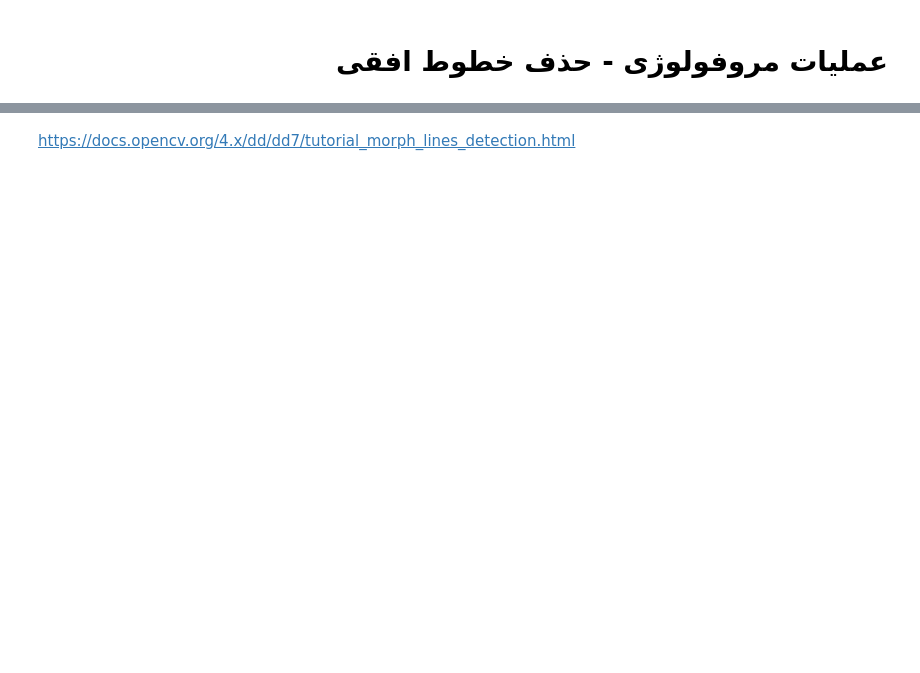
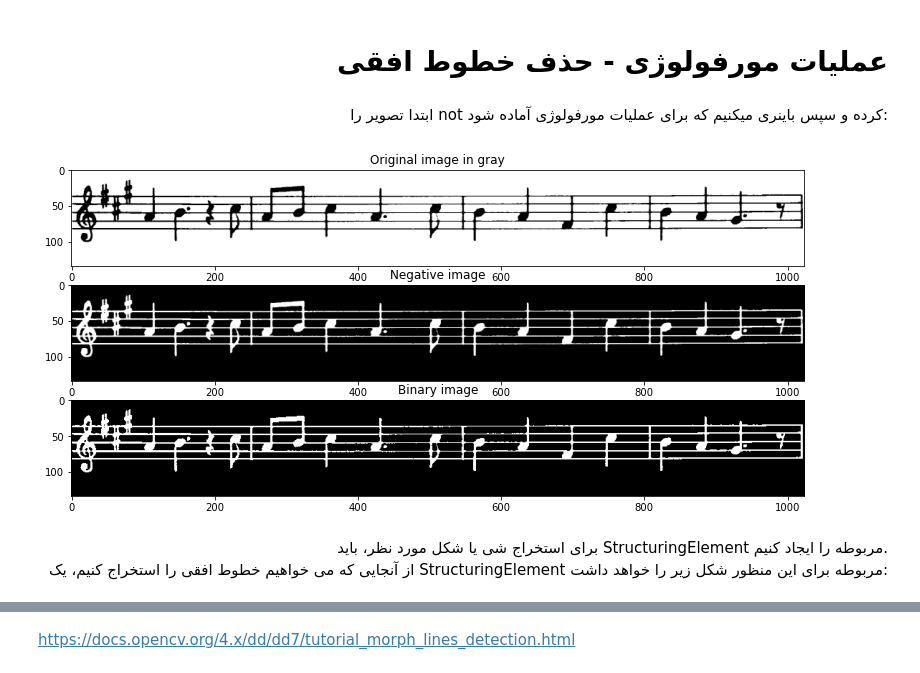
Before and after one commit to Alireza-Akhavan/class.vision, a Jupyter notebook: 24-remove-horizental-line.ipynb, the cells around one changed output, grey strips where cells are left out. Drawn from its saved outputs; the diff is of its cells as text; code cells hidden in the pictures; blank space fills up the shorter version.

```diff
--- a/24-remove-horizental-line.ipynb
+++ b/24-remove-horizental-line.ipynb
@@ -1,2 +1,2 @@
 # %% [markdown]
-# <div style="direction:rtl;text-align:right;font-family:B Lotus, B Nazanin, Tahoma">عملیات مروفولوژی - حذف خطوط افقی</div>
+# <div style="direction:rtl;text-align:right;font-family:B Lotus, B Nazanin, Tahoma">عملیات مورفولوژی - حذف خطوط افقی</div>
@@ -85,0 +3,25 @@ show_wait_destroy("smooth - final", vertical)
+# %% [markdown]
+<div style="direction:rtl;text-align:right;font-family:Tahoma">
+ابتدا تصویر را not کرده و سپس باینری میکنیم که برای عملیات مورفولوژی آماده شود:</div>
+# %%
+import numpy as np
+import cv2
+import matplotlib.pyplot as plt
+
+# Load the image in grayscale
+gray_image = cv2.imread("images/notes.png", 0)
+negative_image = cv2.bitwise_not(gray_image)
+binary_image = cv2.adaptiveThreshold(negative_image, 255, cv2.ADAPTIVE_THRESH_MEAN_C, \
+                            cv2.THRESH_BINARY, 15, -2)
+
+plt.figure(figsize=[17,6])
+plt.subplot(311);plt.imshow(gray_image, cmap='gray');plt.title("Original image in gray");
+plt.subplot(312);plt.imshow(negative_image, cmap='gray');plt.title("Negative image");
+plt.subplot(313);plt.imshow(binary_image, cmap='gray');plt.title("Binary image");
+# %% [output]
+[figure, added]
+# %% [markdown]
+<div style="direction:rtl;text-align:right;font-family:Tahoma">
+ برای استخراج شی یا شکل مورد نظر، باید StructuringElement مربوطه را ایجاد کنیم.
+<br/>
+از آنجایی که می خواهیم خطوط افقی را استخراج کنیم، یک StructuringElement مربوطه برای این منظور شکل زیر را خواهد داشت:</div>
```
Also changed, not shown: parts of 19 cells of this notebook, 23 other files.
